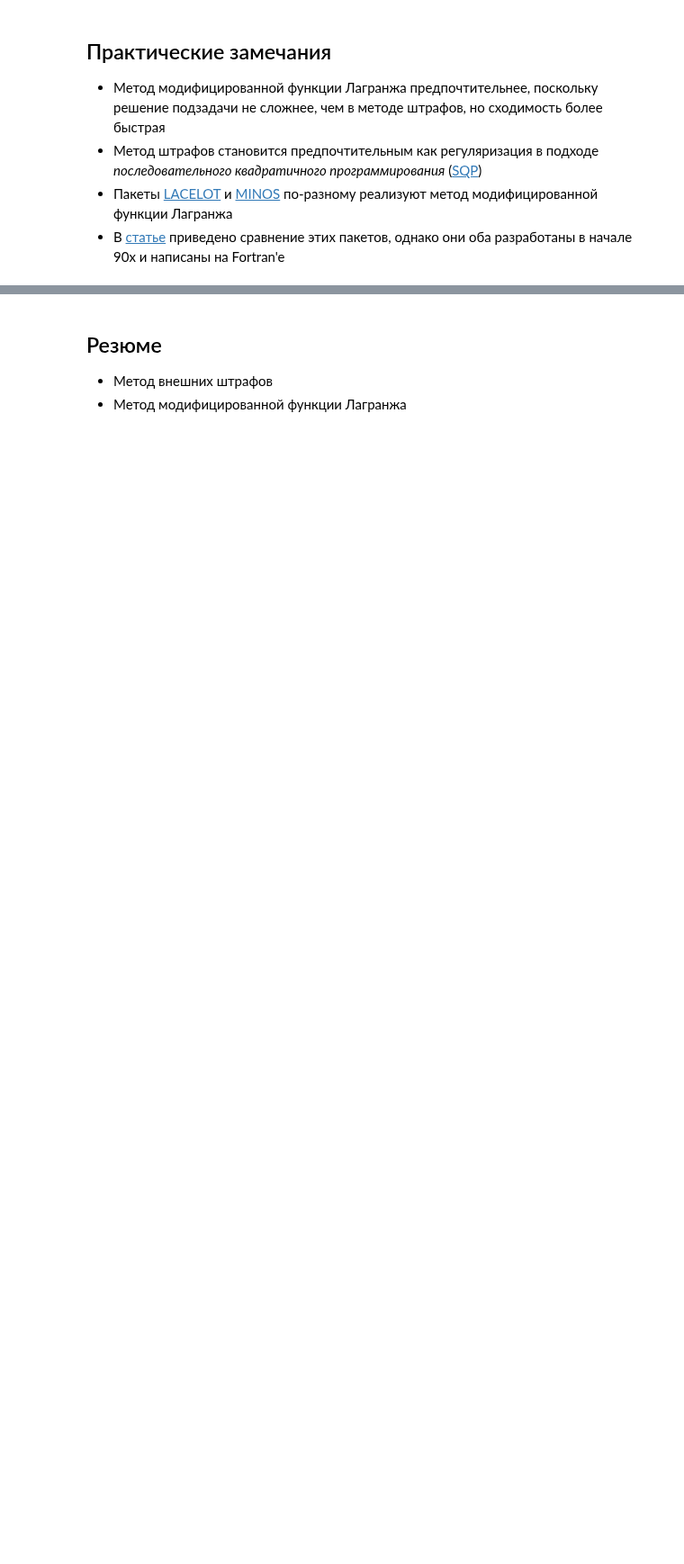
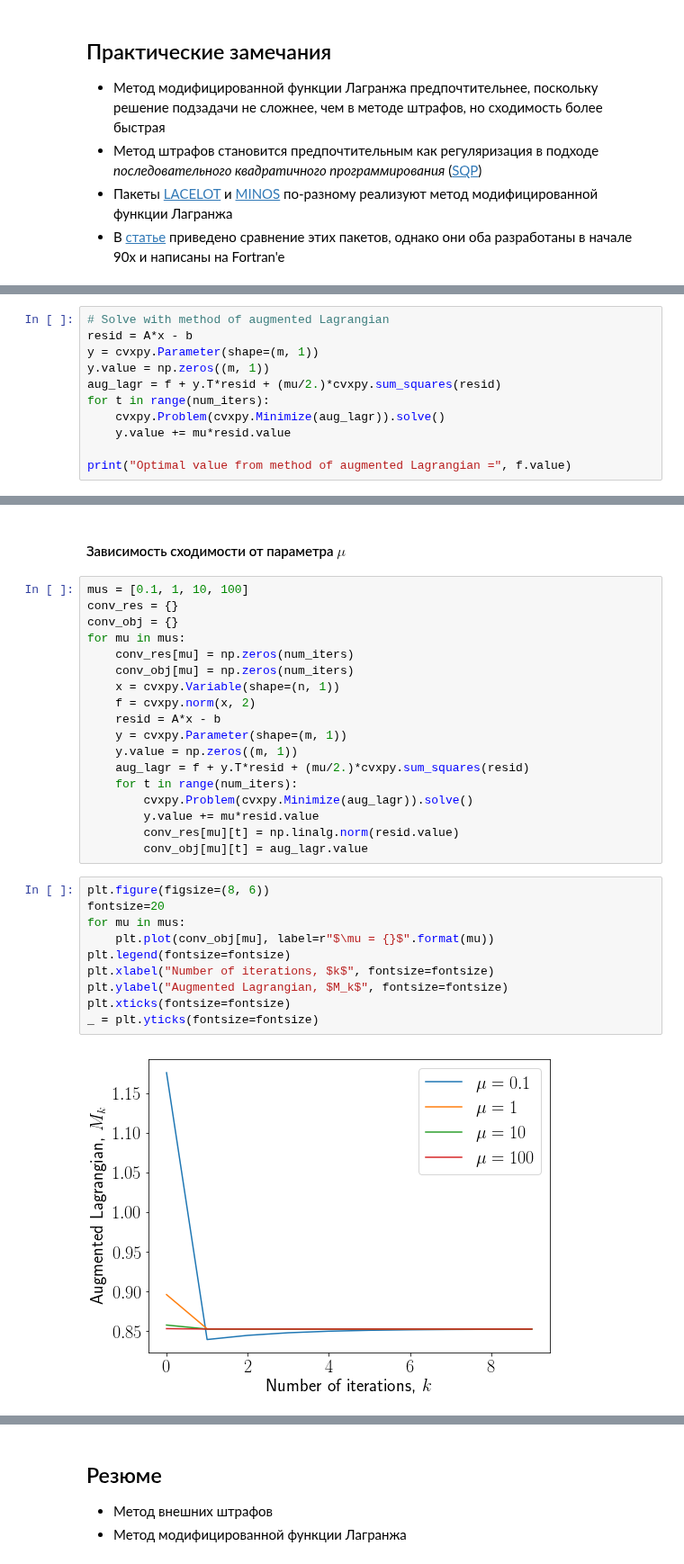
Before and after one commit to amkatrutsa/optimization_course, a Jupyter notebook: 21-Penalty/Seminar21.ipynb, the cells around one changed output, grey strips where cells are left out. Shown at 90% size. Cells and saved outputs as stored; diff of their text form; blank space fills up the shorter version.

Commit message:
Add short experiment for augmented Lagrangian with eq constr

```diff
--- a/21-Penalty/Seminar21.ipynb
+++ b/21-Penalty/Seminar21.ipynb
@@ -231,0 +267,11 @@ $$
+# %%
+# Solve with method of augmented Lagrangian
+resid = A*x - b
+y = cvxpy.Parameter(shape=(m, 1))
+y.value = np.zeros((m, 1))
+aug_lagr = f + y.T*resid + (mu/2.)*cvxpy.sum_squares(resid)
+for t in range(num_iters):
+    cvxpy.Problem(cvxpy.Minimize(aug_lagr)).solve()
+    y.value += mu*resid.value
+
+print("Optimal value from method of augmented Lagrangian =", f.value)
@@ -231,0 +280,32 @@ $$
+# %% [markdown]
+#### Зависимость сходимости от параметра $\mu$
+# %%
+mus = [0.1, 1, 10, 100]
+conv_res = {}
+conv_obj = {}
+for mu in mus:
+    conv_res[mu] = np.zeros(num_iters)
+    conv_obj[mu] = np.zeros(num_iters)
+    x = cvxpy.Variable(shape=(n, 1))
+    f = cvxpy.norm(x, 2)
+    resid = A*x - b
+    y = cvxpy.Parameter(shape=(m, 1))
+    y.value = np.zeros((m, 1))
+    aug_lagr = f + y.T*resid + (mu/2.)*cvxpy.sum_squares(resid)
+    for t in range(num_iters):
+        cvxpy.Problem(cvxpy.Minimize(aug_lagr)).solve()
+        y.value += mu*resid.value
+        conv_res[mu][t] = np.linalg.norm(resid.value)
+        conv_obj[mu][t] = aug_lagr.value
+# %%
+plt.figure(figsize=(8, 6))
+fontsize=20
+for mu in mus:
+    plt.plot(conv_obj[mu], label=r"$\mu = {}$".format(mu))
+plt.legend(fontsize=fontsize)
+plt.xlabel("Number of iterations, $k$", fontsize=fontsize)
+plt.ylabel("Augmented Lagrangian, $M_k$", fontsize=fontsize)
+plt.xticks(fontsize=fontsize)
+_ = plt.yticks(fontsize=fontsize)
+# %% [output]
+[figure, added]
```
Also changed, not shown: parts of 4 cells of this notebook, 1 other file.
